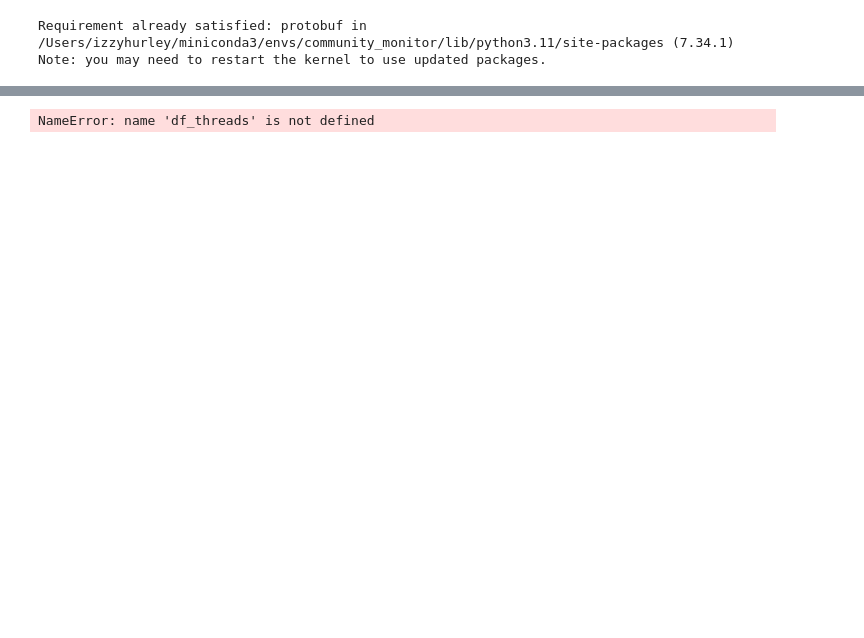
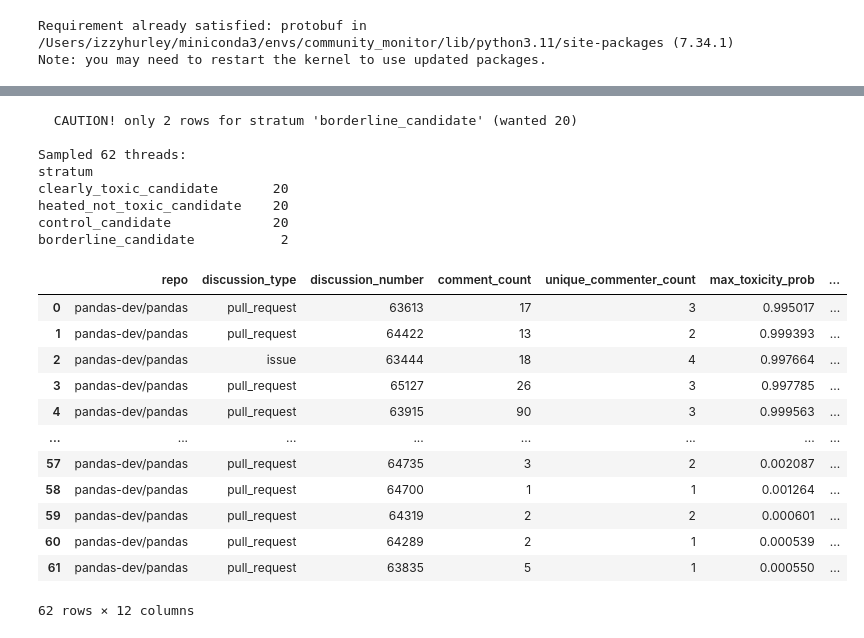
Before and after one commit to imhurl23/community_monitor_eval, a Jupyter notebook: dataset_curation/pandas_dataset_pull_v2.ipynb, the cells around one changed output, grey strips where cells are left out. Drawn from its saved outputs; the diff is of its cells as text; code cells hidden in the pictures; blank space fills up the shorter version.

```diff
--- a/dataset_curation/pandas_dataset_pull_v2.ipynb
+++ b/dataset_curation/pandas_dataset_pull_v2.ipynb
@@ -306,27 +342,47 @@ KeyError: 'toxicity_prob'
 # %%
 # ── Stratified sample: 5 per stratum ─────────────────────────────────────────
-SAMPLES_PER_STRATUM = 5
+SAMPLES_PER_STRATUM = 20
 TARGET_STRATA = [
     "clearly_toxic_candidate",
     "borderline_candidate",
     "heated_not_toxic_candidate",
     "control_candidate",
 ]
 
 sampled_parts = []
 for stratum in TARGET_STRATA:
     group = df_threads[df_threads["stratum"] == stratum]
     n = min(SAMPLES_PER_STRATUM, len(group))
     if n < SAMPLES_PER_STRATUM:
-        print(f"  ⚠ only {n} rows for stratum '{stratum}' (wanted {SAMPLES_PER_STRATUM})")
+        print(f"  CAUTION! only {n} rows for stratum '{stratum}' (wanted {SAMPLES_PER_STRATUM})")
     sampled_parts.append(group.sample(n, random_state=42))
 
 sampled = pd.concat(sampled_parts).reset_index(drop=True)
 print(f"\nSampled {len(sampled)} threads:")
 print(sampled["stratum"].value_counts().to_string())
 sampled
 # %% [output]
-NameError: name 'df_threads' is not defined
+  CAUTION! only 2 rows for stratum 'borderline_candidate' (wanted 20)
+
+Sampled 62 threads:
+stratum
+clearly_toxic_candidate       20
+heated_not_toxic_candidate    20
+control_candidate             20
+borderline_candidate           2
+|  | repo | discussion_type | discussion_number | comment_count | unique_commenter_count | max_toxicity_prob | ... |
+| 0 | pandas-dev/pandas | pull_request | 63613 | 17 | 3 | 0.995017 | ... |
+| 1 | pandas-dev/pandas | pull_request | 64422 | 13 | 2 | 0.999393 | ... |
+| 2 | pandas-dev/pandas | issue | 63444 | 18 | 4 | 0.997664 | ... |
+| 3 | pandas-dev/pandas | pull_request | 65127 | 26 | 3 | 0.997785 | ... |
+| 4 | pandas-dev/pandas | pull_request | 63915 | 90 | 3 | 0.999563 | ... |
+| ... | ... | ... | ... | ... | ... | ... | ... |
+| 57 | pandas-dev/pandas | pull_request | 64735 | 3 | 2 | 0.002087 | ... |
+| 58 | pandas-dev/pandas | pull_request | 64700 | 1 | 1 | 0.001264 | ... |
+| 59 | pandas-dev/pandas | pull_request | 64319 | 2 | 2 | 0.000601 | ... |
+| 60 | pandas-dev/pandas | pull_request | 64289 | 2 | 1 | 0.000539 | ... |
+| 61 | pandas-dev/pandas | pull_request | 63835 | 5 | 1 | 0.000550 | ... |
+62 rows × 12 columns
 # %%
 # ── Assemble dataset rows ─────────────────────────────────────────────────────
 dataset_rows = []
```
Also changed, not shown: parts of 10 cells of this notebook, 2 other files.
